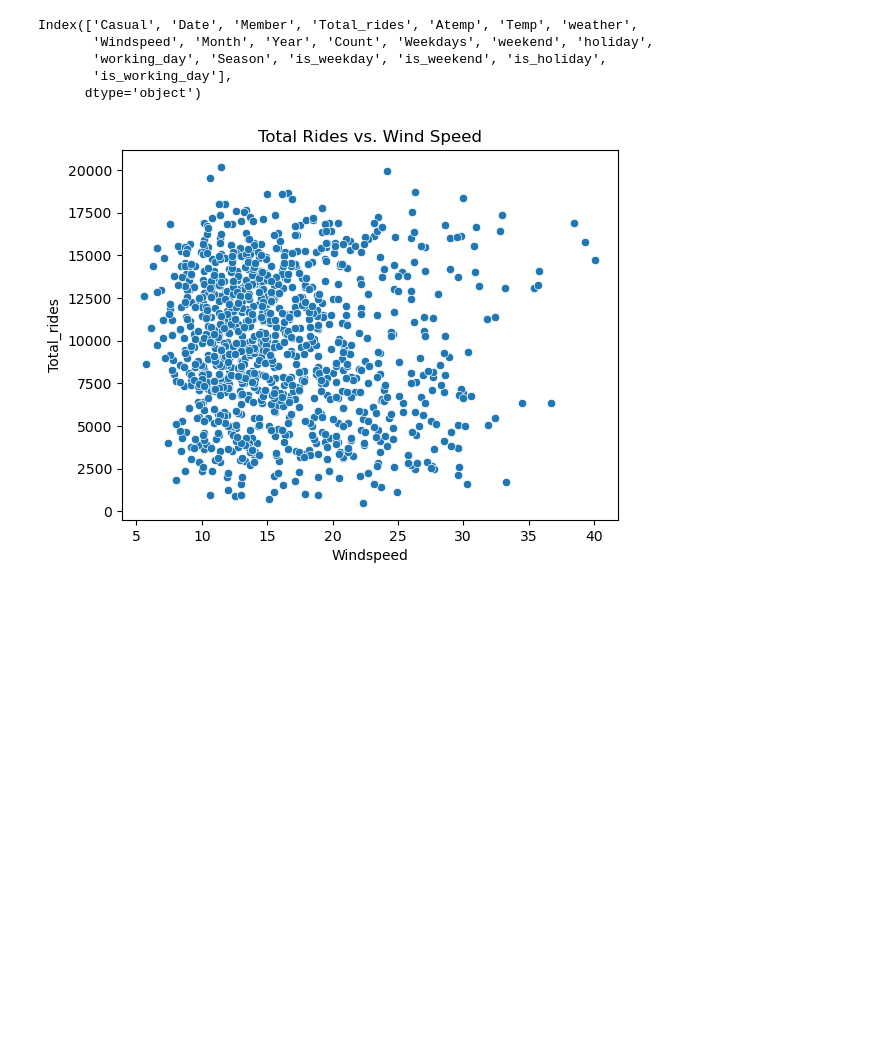
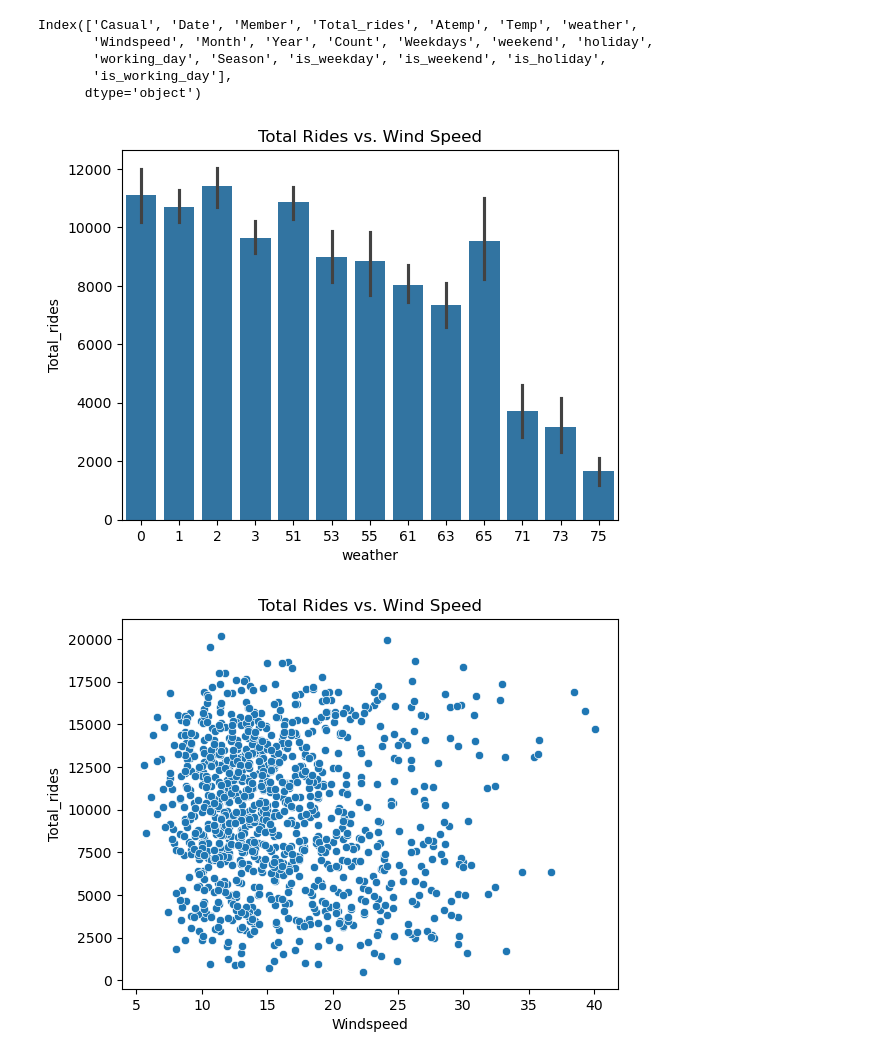
Before and after one commit to Sudha25a/Bike-project-3, a Jupyter notebook: Bike project Daily.ipynb, the cells around one changed output. Cells and saved outputs as stored; diff of their text form; code cells hidden in the pictures; blank space fills up the shorter version.

```diff
--- a/Bike project Daily.ipynb
+++ b/Bike project Daily.ipynb
@@ -427,6 +427,13 @@ Index(['Casual', 'Date', 'Member', 'Total_rides', 'Atemp', 'Temp', 'weather',
        'working_day', 'Season', 'is_weekday', 'is_weekend', 'is_holiday',
        'is_working_day'],
       dtype='object')
+# %%
+# Scatter plot: Total_rides vs. windspeed_10m_max
+sns.barplot(x='weather', y='Total_rides',data=dfD)
+plt.title('Total Rides vs. Wind Speed')
+plt.show()
+# %% [output]
+[figure, added]
 # %%
 # Scatter plot: Total_rides vs. windspeed_10m_max
 sns.scatterplot(x='Windspeed', y='Total_rides', data=dfD)
```
Also changed, not shown: 2 other files.
